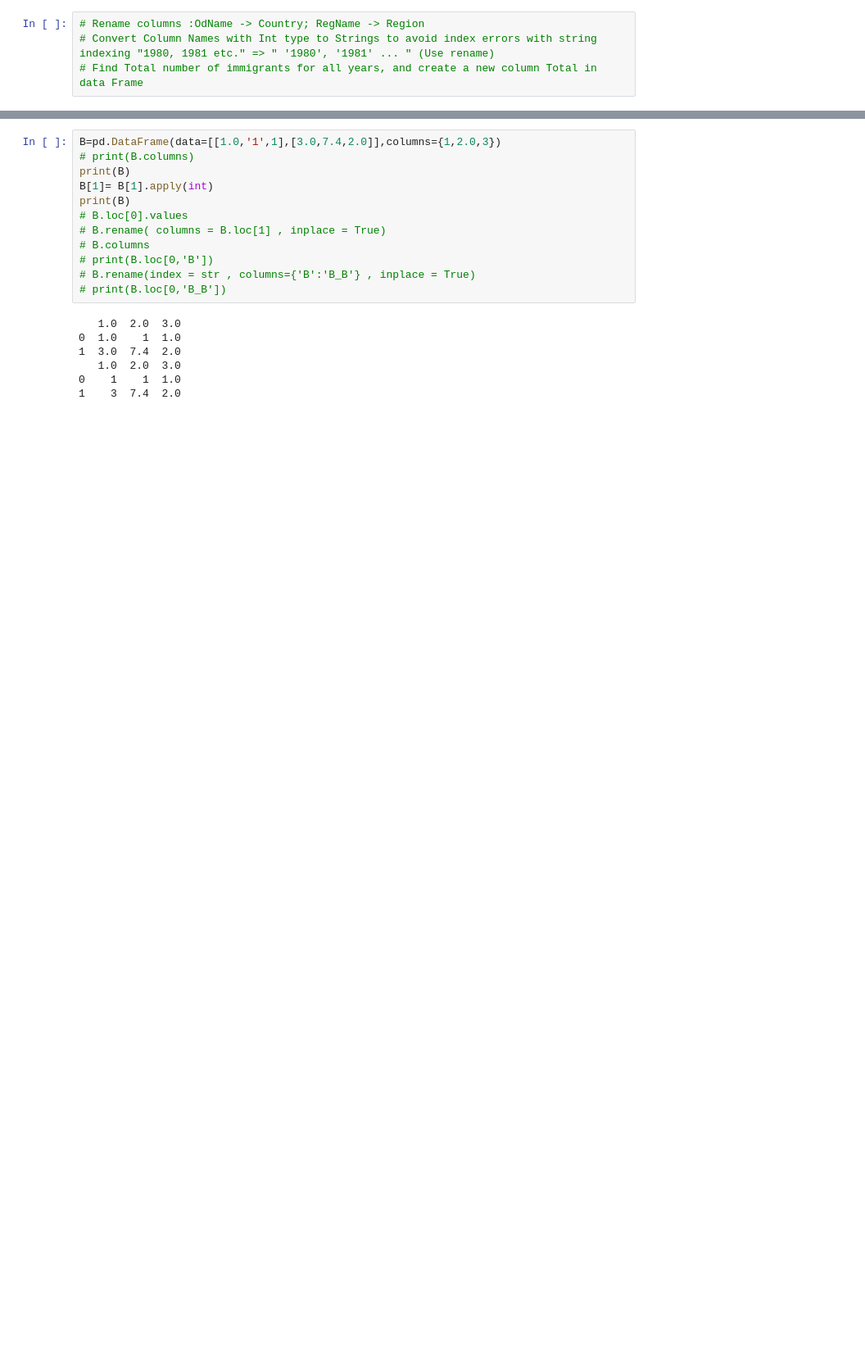
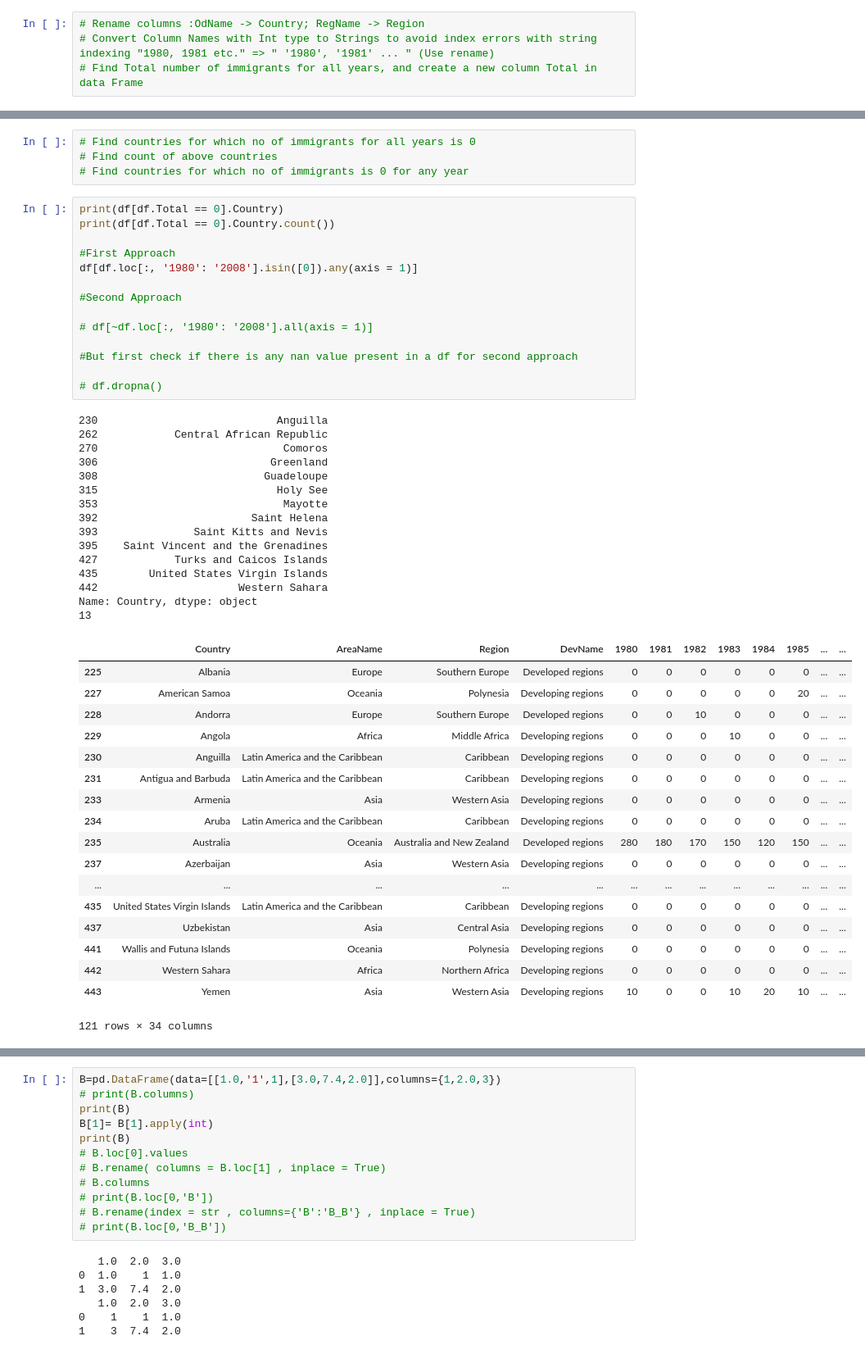
Before and after one commit to leangaurav/weekday2019_09_05, a Jupyter notebook: Assignments/Megha/AustraliaImmigrantsPandas.ipynb, the cells around one changed output, grey strips where cells are left out. Shown: that part at 82% size. Cells and saved outputs as stored; diff of their text form; blank space fills up the shorter version.

```diff
--- a/Assignments/Megha/AustraliaImmigrantsPandas.ipynb
+++ b/Assignments/Megha/AustraliaImmigrantsPandas.ipynb
@@ -348,0 +430,52 @@ NameError: name 'df1' is not defined
+# %%
+# Find countries for which no of immigrants for all years is 0
+# Find count of above countries
+# Find countries for which no of immigrants is 0 for any year
+# %%
+print(df[df.Total == 0].Country)
+print(df[df.Total == 0].Country.count())
+
+#First Approach
+df[df.loc[:, '1980': '2008'].isin([0]).any(axis = 1)]
+
+#Second Approach
+
+# df[~df.loc[:, '1980': '2008'].all(axis = 1)]
+
+#But first check if there is any nan value present in a df for second approach
+
+# df.dropna()
+# %% [output]
+230                            Anguilla
+262            Central African Republic
+270                             Comoros
+306                           Greenland
+308                          Guadeloupe
+315                            Holy See
+353                             Mayotte
+392                        Saint Helena
+393               Saint Kitts and Nevis
+395    Saint Vincent and the Grenadines
+427            Turks and Caicos Islands
+435        United States Virgin Islands
+442                      Western Sahara
+Name: Country, dtype: object
+13
+|  | Country | AreaName | Region | DevName | 1980 | 1981 | 1982 | 1983 | 1984 | 1985 | ... | ... |
+| 225 | Albania | Europe | Southern Europe | Developed regions | 0 | 0 | 0 | 0 | 0 | 0 | ... | ... |
+| 227 | American Samoa | Oceania | Polynesia | Developing regions | 0 | 0 | 0 | 0 | 0 | 20 | ... | ... |
+| 228 | Andorra | Europe | Southern Europe | Developed regions | 0 | 0 | 10 | 0 | 0 | 0 | ... | ... |
+| 229 | Angola | Africa | Middle Africa | Developing regions | 0 | 0 | 0 | 10 | 0 | 0 | ... | ... |
+| 230 | Anguilla | Latin America and the Caribbean | Caribbean | Developing regions | 0 | 0 | 0 | 0 | 0 | 0 | ... | ... |
+| 231 | Antigua and Barbuda | Latin America and the Caribbean | Caribbean | Developing regions | 0 | 0 | 0 | 0 | 0 | 0 | ... | ... |
+| 233 | Armenia | Asia | Western Asia | Developing regions | 0 | 0 | 0 | 0 | 0 | 0 | ... | ... |
+| 234 | Aruba | Latin America and the Caribbean | Caribbean | Developing regions | 0 | 0 | 0 | 0 | 0 | 0 | ... | ... |
+| 235 | Australia | Oceania | Australia and New Zealand | Developed regions | 280 | 180 | 170 | 150 | 120 | 150 | ... | ... |
+| 237 | Azerbaijan | Asia | Western Asia | Developing regions | 0 | 0 | 0 | 0 | 0 | 0 | ... | ... |
+| ... | ... | ... | ... | ... | ... | ... | ... | ... | ... | ... | ... | ... |
+| 435 | United States Virgin Islands | Latin America and the Caribbean | Caribbean | Developing regions | 0 | 0 | 0 | 0 | 0 | 0 | ... | ... |
+| 437 | Uzbekistan | Asia | Central Asia | Developing regions | 0 | 0 | 0 | 0 | 0 | 0 | ... | ... |
+| 441 | Wallis and Futuna Islands | Oceania | Polynesia | Developing regions | 0 | 0 | 0 | 0 | 0 | 0 | ... | ... |
+| 442 | Western Sahara | Africa | Northern Africa | Developing regions | 0 | 0 | 0 | 0 | 0 | 0 | ... | ... |
+| 443 | Yemen | Asia | Western Asia | Developing regions | 10 | 0 | 0 | 10 | 20 | 10 | ... | ... |
+121 rows × 34 columns
```
Also changed, not shown: parts of 25 cells of this notebook, 2 other files.
